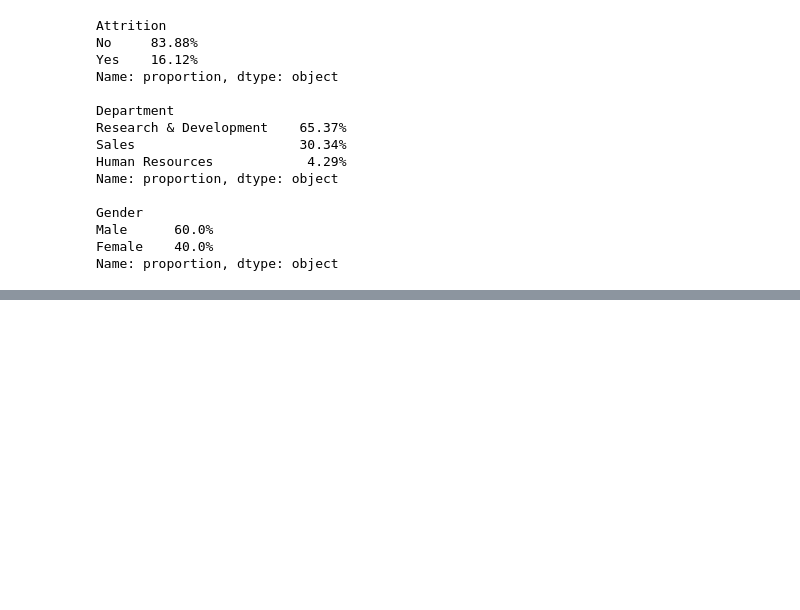
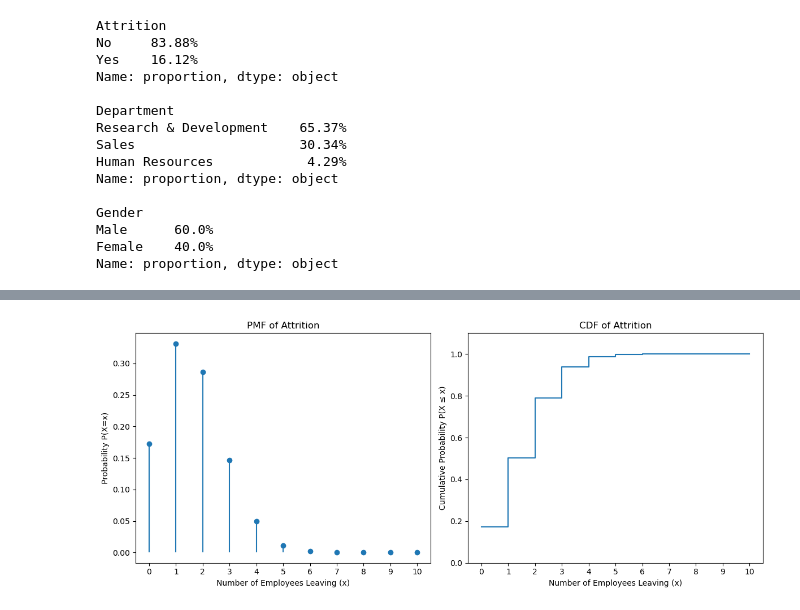
Before and after one commit to FabiolaSerranoAg/Statistics_for_Data_Analysis_September26, a Jupyter notebook: Statistics.ipynb, the cells around one changed output, grey strips where cells are left out. Drawn from its saved outputs; the diff is of its cells as text; code cells hidden in the pictures; blank space fills up the shorter version.

```diff
--- a/Statistics.ipynb
+++ b/Statistics.ipynb
@@ -343,0 +390,34 @@ Finally, the categorical Variables shows the Attrition Distribution, Department
+# %%
+# Parameters for the Binomial Distribution for attrition
+n_sample = 10
+p_sample = 0.1612
+x = np.arange(0, n_sample + 1)
+
+# PMF and CDF using binom
+pmf = binom.pmf(x, n_sample, p_sample)
+cdf = binom.cdf(x, n_sample, p_sample)
+
+# Configure the canvas for two parallel plots
+plt.figure(figsize=(12, 5))
+
+# Plot 1: PMF (Probability Mass Function)
+plt.subplot(1, 2, 1)
+plt.stem(x, pmf, basefmt=' ')  # Fixed typo: setm -> stem
+plt.title('PMF of Attrition')
+plt.xlabel('Number of Employees Leaving (x)')
+plt.ylabel('Probability P(X=x)')  # Fixed typo: ply -> plt
+plt.xticks(x)
+
+# Plot 2: CDF (Cumulative Distribution Function)
+plt.subplot(1, 2, 2)
+plt.step(x, cdf, where='post')
+plt.title('CDF of Attrition')
+plt.xlabel('Number of Employees Leaving (x)')
+plt.ylabel('Cumulative Probability P(X ≤ x)')
+plt.ylim(0, 1.1)
+plt.xticks(x)
+
+plt.tight_layout()
+plt.show()
+# %% [output]
+[figure, added]
```
Also changed, not shown: parts of 11 cells of this notebook, 1 other file.
